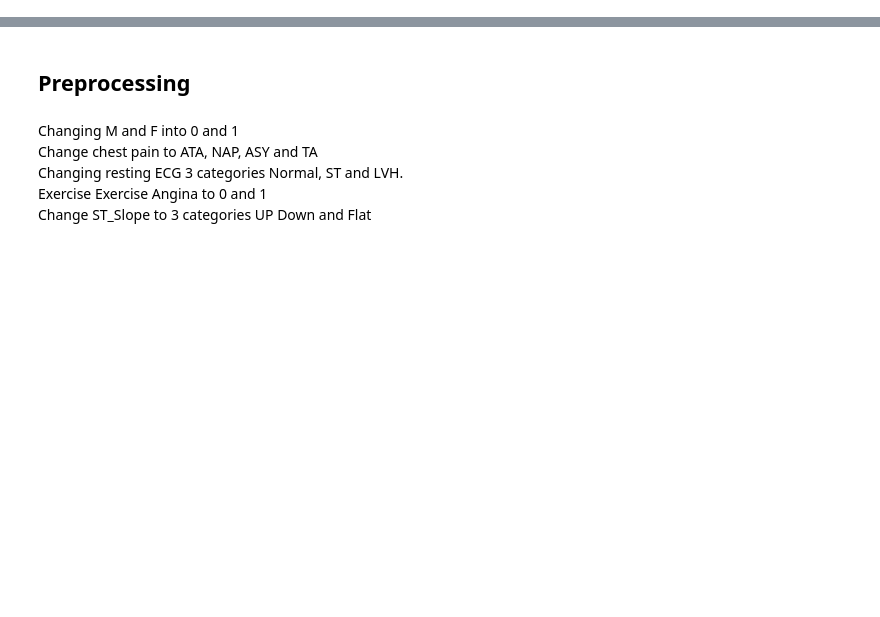
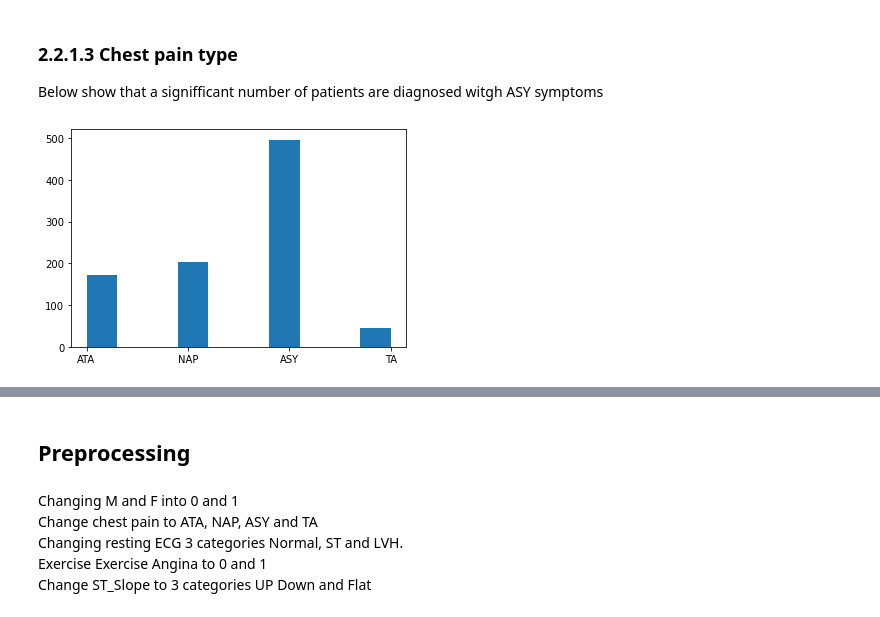
Before and after one commit to Finnian-HBLR/Health-Data-Project---Heart-Failure-Prediction, a Jupyter notebook: Heart Failure Prediction.ipynb, the cells around one changed output, grey strips where cells are left out. Saved outputs shown, nothing was run; the diff lists cells and outputs as text; code cells hidden in the pictures; blank space fills up the shorter version.

```diff
--- a/Heart Failure Prediction.ipynb
+++ b/Heart Failure Prediction.ipynb
@@ -53,0 +117,11 @@ Check for NaNs and stuff.
+# %% [markdown]
+### 2.2.1.3 Chest pain type
+
+Below show that a signifficant number of patients are diagnosed witgh ASY symptoms
+# %%
+plt.hist(df["ChestPainType"])
+df.dropna(inplace=True)
+
+plt.show()
+# %% [output]
+[figure, added]
```
Also changed, not shown: parts of 22 cells of this notebook.
